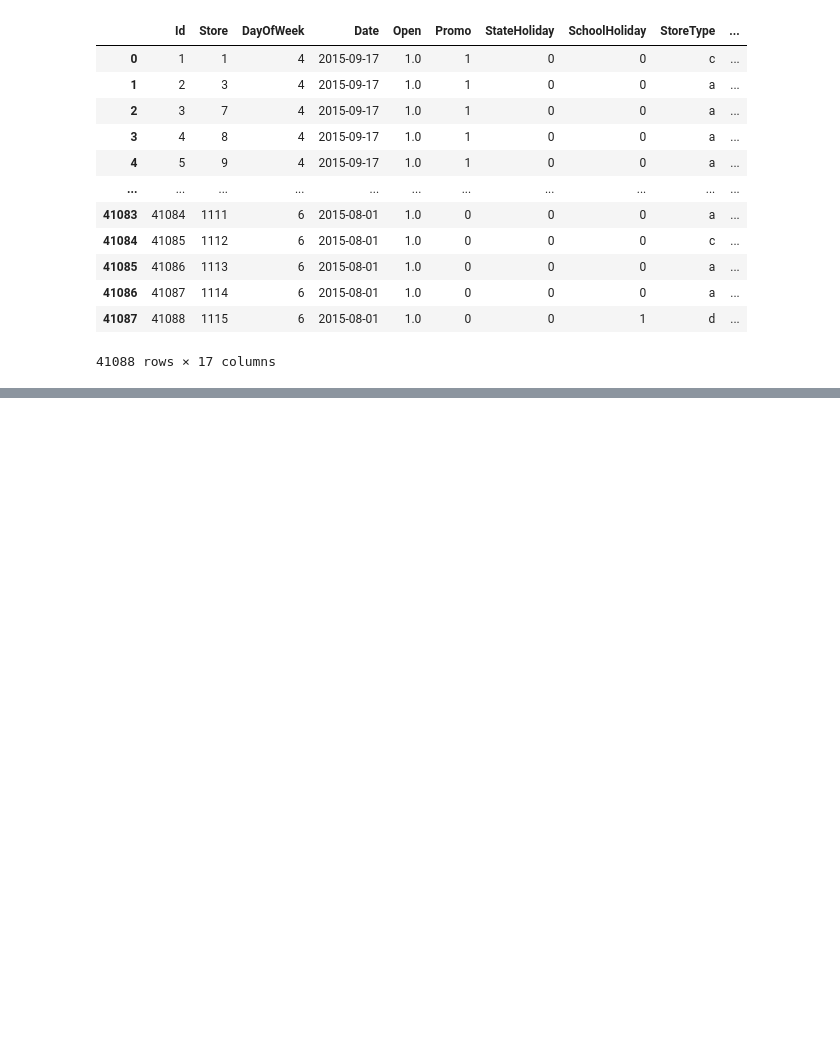
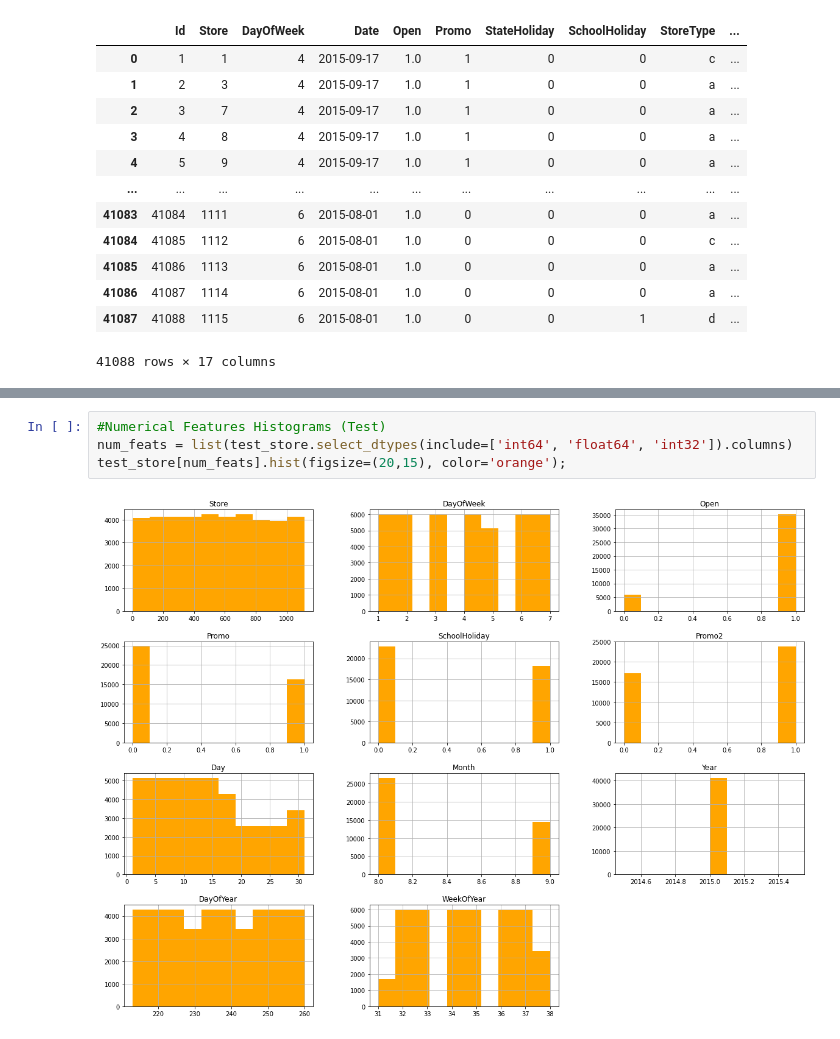
Before and after one commit to RYees/Pharmaceutical_Sales_prediction, a Jupyter notebook: notebooks/Exploration_data_analysis.ipynb, the cells around one changed output, grey strips where cells are left out. Saved outputs shown, nothing was run; the diff lists cells and outputs as text; blank space fills up the shorter version.

```diff
--- a/notebooks/Exploration_data_analysis.ipynb
+++ b/notebooks/Exploration_data_analysis.ipynb
@@ -137,0 +285,6 @@ test_store
+# %%
+#Numerical Features Histograms (Test)
+num_feats = list(test_store.select_dtypes(include=['int64', 'float64', 'int32']).columns)
+test_store[num_feats].hist(figsize=(20,15), color='orange');
+# %% [output]
+[figure, added]
```
Also changed, not shown: parts of 58 cells of this notebook, 3 other files.
